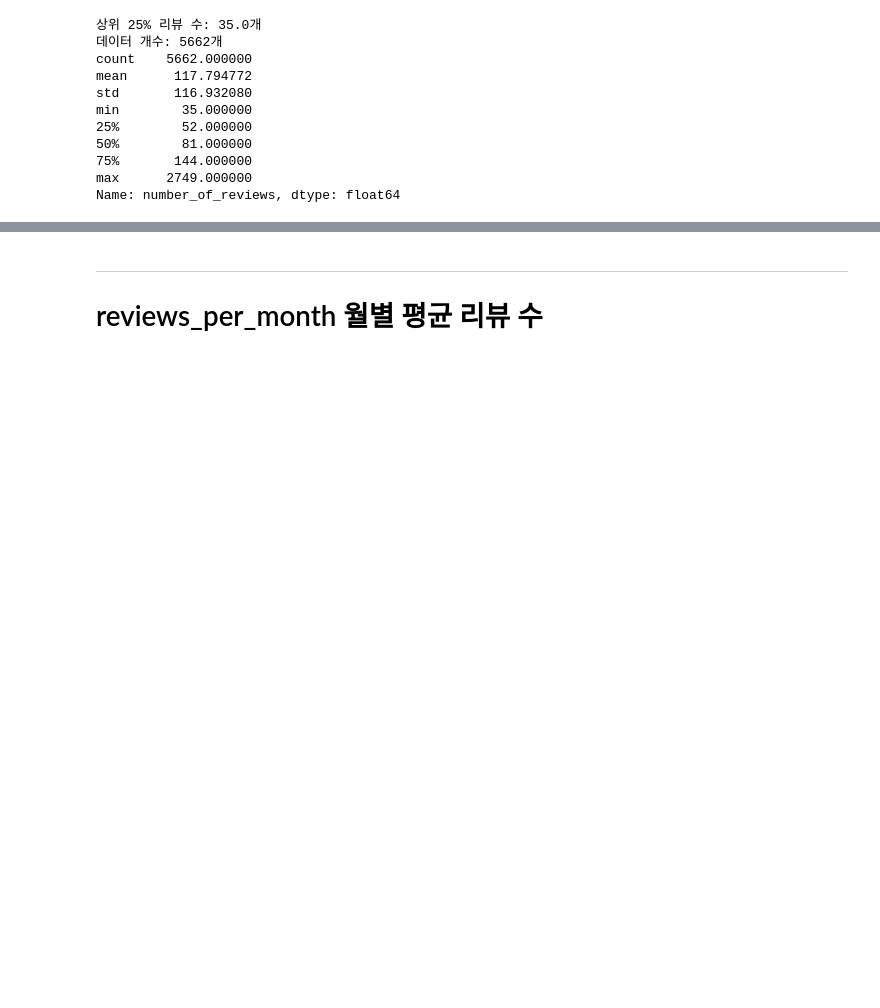
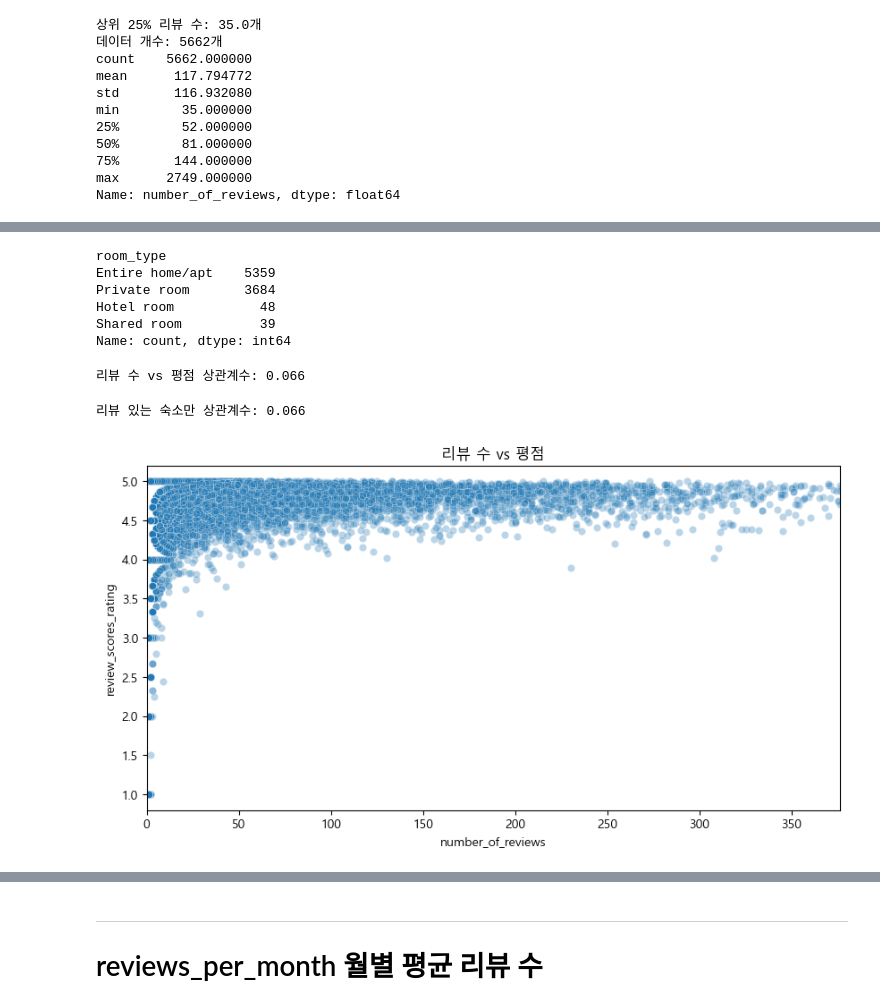
Before and after one commit to sybeom528/airbnb_price_prediction, a Jupyter notebook: notebooks/pjh.ipynb, the cells around one changed output, grey strips where cells are left out. Drawn from its saved outputs; the diff is of its cells as text; code cells hidden in the pictures; blank space fills up the shorter version.

Commit message:
reviews_corr

```diff
--- a/notebooks/pjh.ipynb
+++ b/notebooks/pjh.ipynb
@@ -128,3 +105,5 @@ df_cleaned = df_cleaned.drop(columns=drop_cols)
+# %%
+df_cleaned = pd.read_csv("data/df_cleaned.csv")
 # %%
 df_cleaned.shape
 # %% [output]
@@ -167,6 +146,3 @@ print("첨도 : ", log_price.kurt())
 Successfully saved: docs/images/가격 QQ plot.png
 왜도 :  0.5681430454641385
 첨도 :  1.0437562006959409
-# %%
-df_cleaned["log_price"] = np.log(df_cleaned["price"] + 1)
-df_cleaned.shape
@@ -309,26 +305,3 @@ min        35.000000
 75%       144.000000
 max      2749.000000
 Name: number_of_reviews, dtype: float64
-# %%
-# 상위 5% (슈퍼그룹)
-super_reviews = df_cleaned["number_of_reviews"].quantile(0.95)
-
-
-# 등급 함수 정의
-def get_group(x, super_95, super_75):
-    if x >= super_95:
-        return "Super Group (Top 5%)"
-    elif x >= super_75:
-        return "Active Group (Top 25%)"
-    else:
-        return "Beginning Group"
-
-
-# 데이터프레임에 그룹 적용
-df_cleaned["review_group"] = df_cleaned["number_of_reviews"].apply(lambda x: get_group(x, super_reviews, q3))
-
-# 슈퍼그룹만 별도로 추출
-super_group_df_cleaned = df_cleaned[df_cleaned["review_group"] == "Super Group (Top 5%)"].copy()
-
-print(f"슈퍼그룹 진입 기준 (리뷰 수): {super_reviews:.1f}개 이상")
-print(f"슈퍼그룹 데이터 수: {len(super_group_df_cleaned)}개")
@@ -393,0 +447,35 @@ Super Group (Top 5%)     1117  282.83    238.0
+# %%
+# 평점 4.8 이상 숙소 중 room_type 빈도
+high_rating = df_cleaned[df_cleaned["review_scores_rating"] >= 4.8]
+
+high_rating["room_type"].value_counts()
+# %% [output]
+room_type
+Entire home/apt    5359
+Private room       3684
+Hotel room           48
+Shared room          39
+Name: count, dtype: int64
+# %%
+# 상관계수
+corr = df_cleaned["number_of_reviews"].corr(df_cleaned["review_scores_rating"])
+print(f"리뷰 수 vs 평점 상관계수: {corr:.3f}")
+# %% [output]
+리뷰 수 vs 평점 상관계수: 0.066
+# %%
+# 리뷰, 평점 있는 숙소만
+nrsr_filtered = df_cleaned[(df_cleaned["number_of_reviews"] > 0) & (df_cleaned["review_scores_rating"] > 0)]
+
+corr2 = nrsr_filtered["number_of_reviews"].corr(nrsr_filtered["review_scores_rating"])
+print(f"리뷰 있는 숙소만 상관계수: {corr2:.3f}")
+# %% [output]
+리뷰 있는 숙소만 상관계수: 0.066
+# %%
+# 산점도
+plt.figure(figsize=(10, 5))
+sns.scatterplot(data=nrsr_filtered, x="number_of_reviews", y="review_scores_rating", alpha=0.3)
+plt.xlim(0, nrsr_filtered["number_of_reviews"].quantile(0.99))
+plt.title("리뷰 수 vs 평점")
+plt.show()
+# %% [output]
+[figure, added]
```
Also changed, not shown: parts of 44 cells of this notebook, 1 other file.
